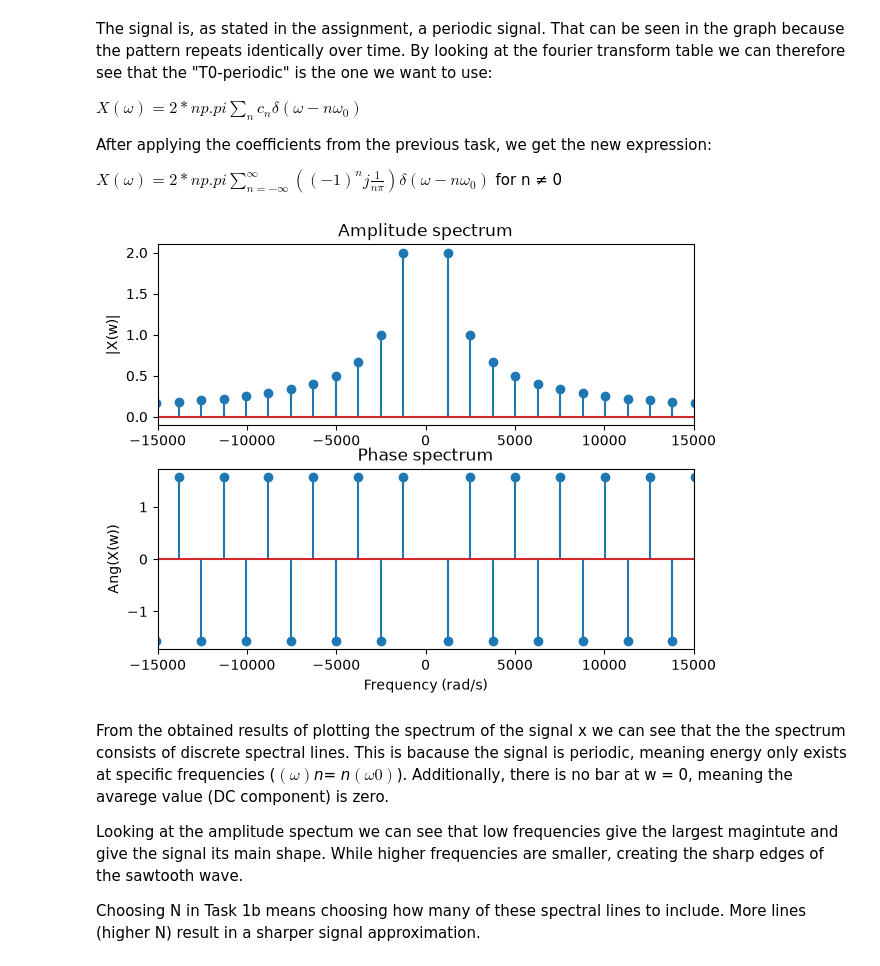
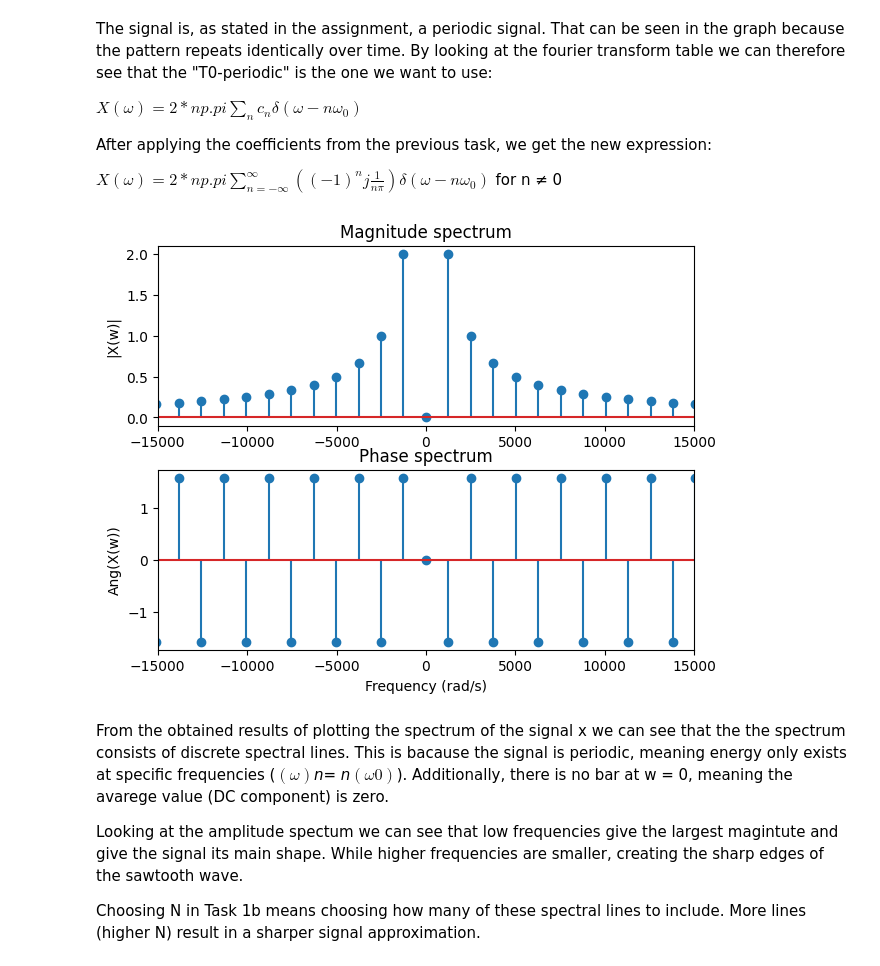
Before and after one commit to Mawi2342/LTI-system, a Jupyter notebook: Assignment2/assignment2.ipynb, the cells around one changed output. Cells and saved outputs as stored; diff of their text form; code cells hidden in the pictures.

```diff
--- a/Assignment2/assignment2.ipynb
+++ b/Assignment2/assignment2.ipynb
@@ -87,32 +87,32 @@ $X(\omega ) = 2*np.pi\sum_{n=-\infty}^{\infty} \left( (-1)^n j \frac{1}{n\pi} \r
 # %%
 import numpy as np
 import matplotlib.pyplot as plt
 
 M = 100
 n = np.arange( -M, M + 1, 1)
 w = (2*np.pi)/0.005
 
 wn = n * w
 Xn = 2 * np.pi * ((-1.0)**n) * 1j * (1 /(n * np.pi))
-#Xn[n == 0] = 0
+Xn[n == 0] = 0
 
 fig, ax = plt.subplots(2, 1)
 # Plot magnitude spectrum
 ax[0].stem(wn, np.abs(Xn))
 ax[0].set_xlim([-15e3, 15e3])
-ax[0].set_title("Amplitude spectrum")
+ax[0].set_title("Magnitude spectrum")
 ax[0].set_ylabel("|X(w)|")
 plt.tight_layout()
 # Plot phase spectrum
 ax[1].stem(wn, np.angle(Xn))
 ax[1].set_xlim([-15e3, 15e3])
 ax[1].set_title("Phase spectrum")
 ax[1].set_ylabel("Ang(X(w))")
 ax[1].set_xlabel("Frequency (rad/s)")
 
 plt.show()
 # %% [output]
-[figure, old version]
+[figure, new version]
 # %% [markdown]
 From the obtained results of plotting the spectrum of the signal x we can see that the the spectrum consists of discrete spectral lines.  This is bacause the signal is periodic, meaning energy only exists at specific frequencies ($(\omega)$*n= n*$(\omega0)$). Additionally, there is no bar at w = 0, meaning the avarege value (DC component) is zero.
 
```
Also changed, not shown: parts of 5 cells of this notebook.
